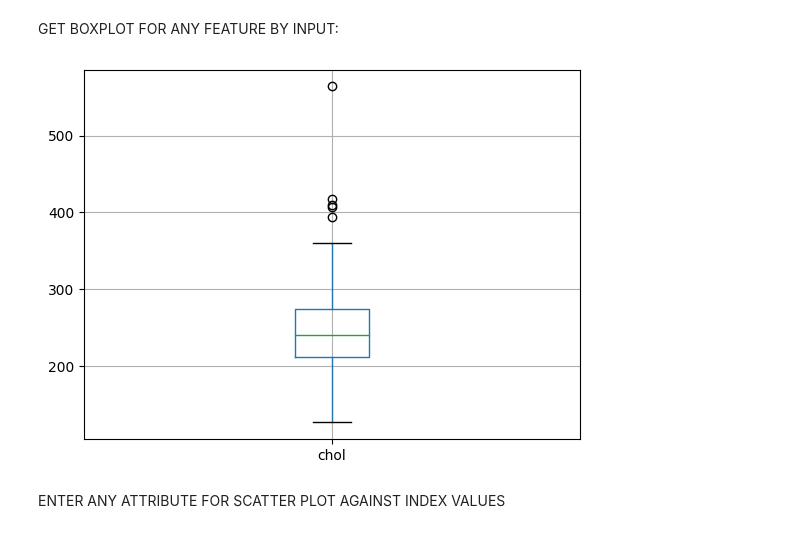
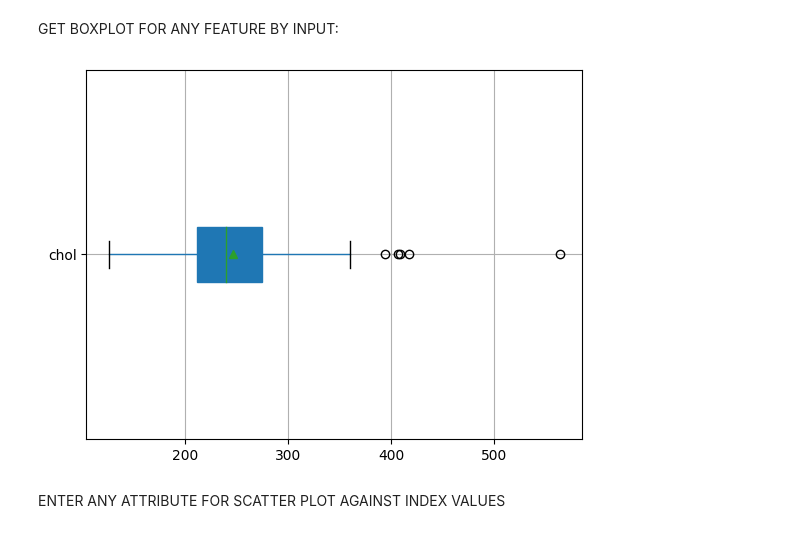
Before and after one commit to kruthi-sb/Cardiac_Events_ML, a Jupyter notebook: preprocessing/outliners.ipynb, the cells around one changed output. Drawn from its saved outputs; the diff is of its cells as text; code cells hidden in the pictures.

Commit message:
converted to functions, modifications in graphs

```diff
--- a/preprocessing/outliners.ipynb
+++ b/preprocessing/outliners.ipynb
@@ -87,9 +101,9 @@ heart.boxplot(figsize=(12,10))
 GET BOXPLOT FOR ANY FEATURE BY INPUT:
 # %%
 box_v = input("boxplot of which column? ")
-outliner_plot = heart.boxplot(column=box_v)
+outliner_plot = heart.boxplot(column=box_v, patch_artist = True, showmeans = True, vert = False)
 # %% [output]
-[figure, old version]
+[figure, new version]
 # %% [markdown]
 ENTER ANY ATTRIBUTE FOR SCATTER PLOT AGAINST INDEX VALUES
 # %%
```
Also changed, not shown: parts of 20 cells of this notebook.
